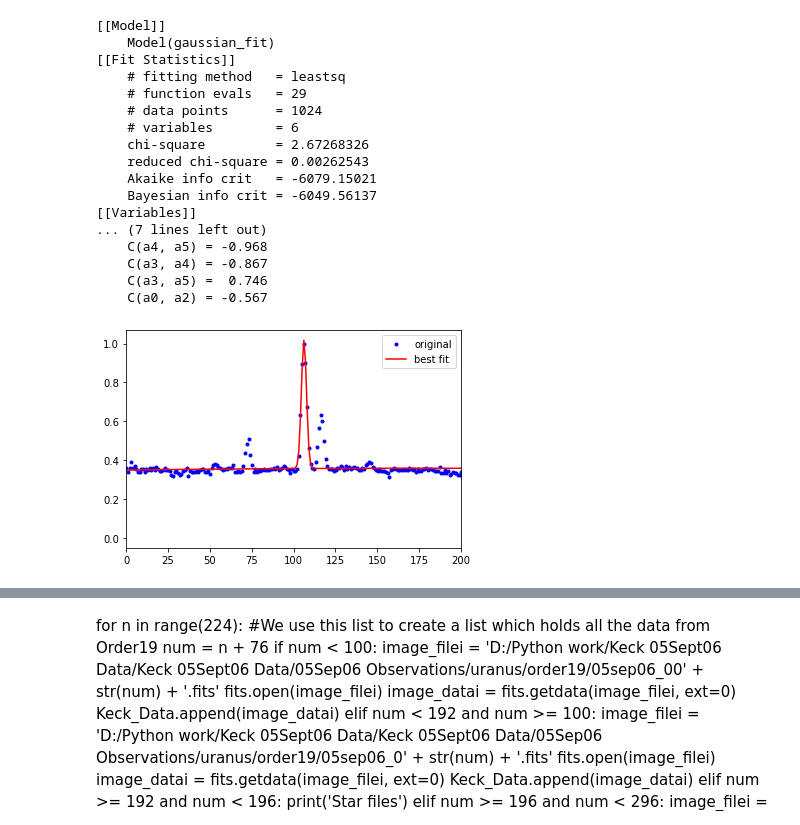
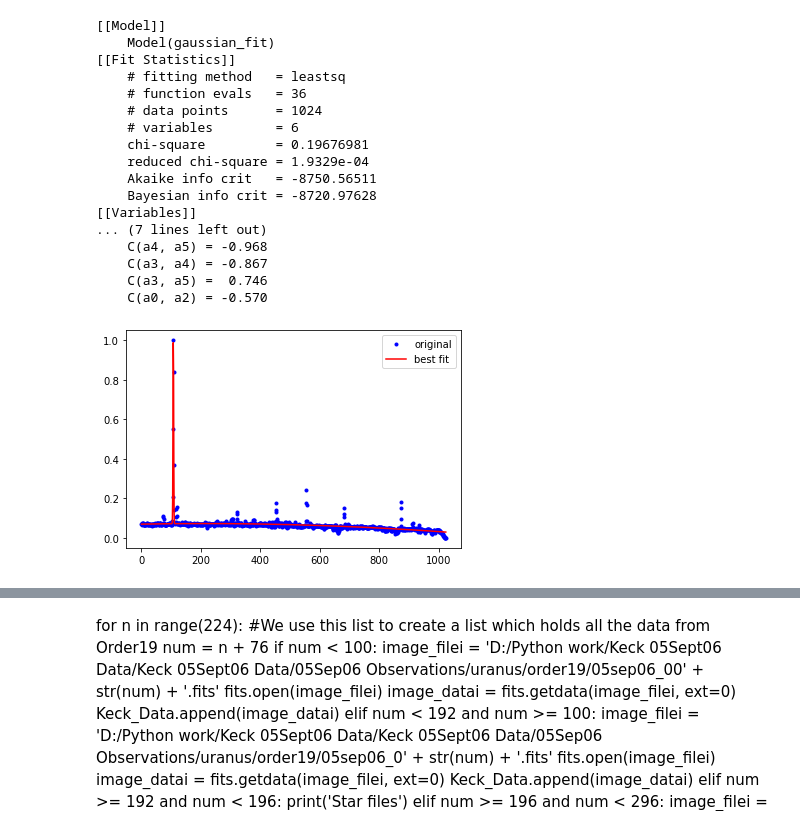
Before and after one commit to ruoyanwangdr/Dynamics-of-Jovian-Infrared-Auroral-Ionosphere-and-Thermosphere, a Jupyter notebook: h3p.ipynb, the cells around one changed output, grey strips where cells are left out. Drawn from its saved outputs; the diff is of its cells as text; code cells hidden in the pictures.

```diff
--- a/h3p.ipynb
+++ b/h3p.ipynb
@@ -75,0 +53,14 @@ plt.plot(multi_pixel[multi_index], flattened_slit[multi_index],'.')
+# %%
+# plot cropped slit
+pixel = np.linspace(0, 1024, 1024)
+selected_slit = sky_subtracted[88]
+plt.figure()
+plt.plot(pixel, selected_slit)
+
+# select certain waverange/pixel
+#index = np.where((waverange>2.1216) & (waverange<2.12197))
+index = np.where((pixel>90)*(pixel<140))
+
+# plot slit with selected waverange/pixel
+plt.figure()
+plt.plot(pixel[index], selected_slit[index],'.')
@@ -90,7 +85,7 @@ y = normalized
 #    sig = fwhm / (2*np.sqrt(2*np.log(2)))
 #    return amp * np.exp(-np.power(x - mu, 2.) / (2 * np.power(sig, 2.)))
 
-# First write a guassian function credit to pen and pants IDL's Gaussfit in Python
+# guassian function credit to pen and pants IDL's Gaussfit in Python
 def gaussian_fit(x, a0, a1, a2, a3, a4, a5):
     """
     x = data array
@@ -108,39 +103,39 @@ def gaussian_fit(x, a0, a1, a2, a3, a4, a5):
     return y
 
 
 gmodel = Model(gaussian_fit)
 #print('parameter names: {}'.format(gmodel.param_names))
 #print('independent variables: {}'.format(gmodel.independent_vars))
 
-params = gmodel.make_params(a0=1, a1=107, a2=2, a3=0.4, a4=0, a5=0)
+params = gmodel.make_params(a0=1, a1=107, a2=2, a3=0.1, a4=0, a5=0)
 result = gmodel.fit(y, params, x=x)
 
 print(result.fit_report())
 
 plt.figure()
 #plt.plot(pixel[index], normalized, 'g-', label='original curve')
 plt.plot(x, y,'b.', label='original')
 #plt.plot(x, result.init_fit, 'k--', label='initial fit')
 plt.plot(x, result.best_fit, 'r-', label='best fit')
-plt.xlim(0, 200)
+#plt.xlim(50, 150)
 plt.legend(loc='best')
 plt.show()
 # %% [output]
 [[Model]]
     Model(gaussian_fit)
 [[Fit Statistics]]
     # fitting method   = leastsq
-    # function evals   = 29
+    # function evals   = 36
     # data points      = 1024
     # variables        = 6
-    chi-square         = 2.67268326
-    reduced chi-square = 0.00262543
-    Akaike info crit   = -6079.15021
-    Bayesian info crit = -6049.56137
+    chi-square         = 0.19676981
+    reduced chi-square = 1.9329e-04
+    Akaike info crit   = -8750.56511
+    Bayesian info crit = -8720.97628
 [[Variables]]
 ... (7 lines left out)
     C(a4, a5) = -0.968
     C(a3, a4) = -0.867
     C(a3, a5) =  0.746
-    C(a0, a2) = -0.567
+    C(a0, a2) = -0.570
-[figure, old version]
+[figure, new version]
```
Also changed, not shown: parts of 3 cells of this notebook.
